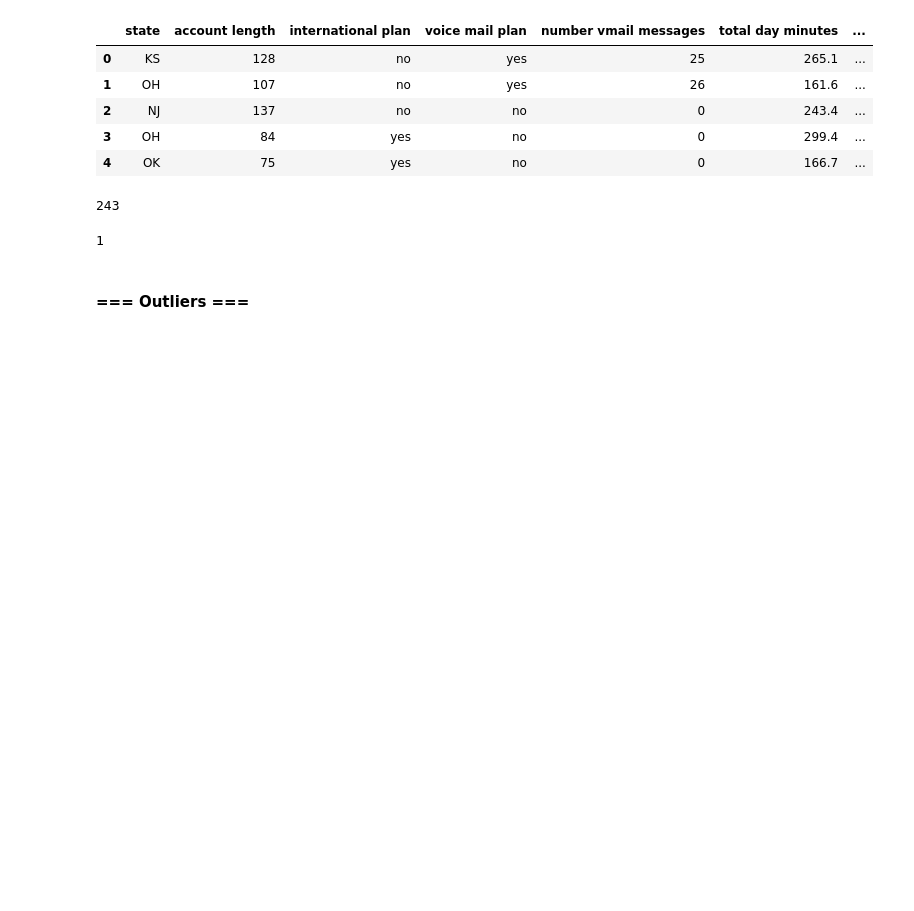
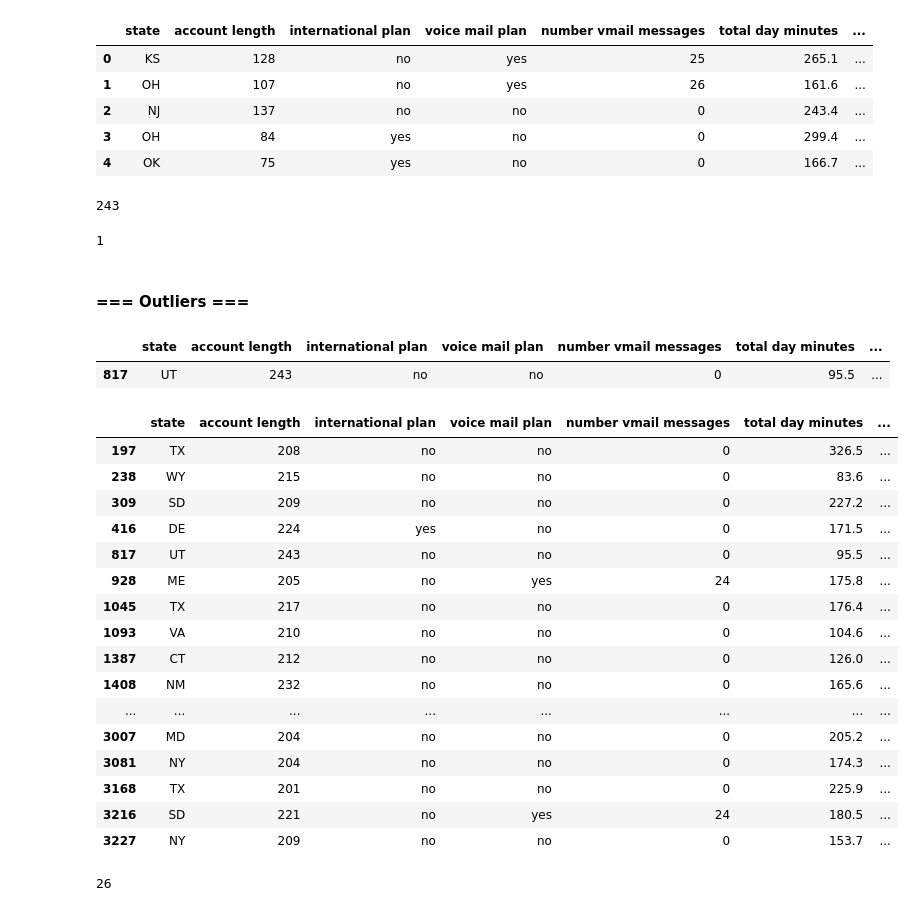
Before and after one commit to StewartStack/DAStudyBackups, a Jupyter notebook: DataStudies2/telchurn_DA.ipynb, the cells around one changed output. Saved outputs shown, nothing was run; the diff lists cells and outputs as text; code cells hidden in the pictures; blank space fills up the shorter version.

```diff
--- a/DataStudies2/telchurn_DA.ipynb
+++ b/DataStudies2/telchurn_DA.ipynb
@@ -151,3 +151,35 @@ telchurn['account length'].min()
 1
 # %% [markdown]
 #### === Outliers ===
+# %%
+# Find all records where the account length is equal to 243
+telchurn.loc[telchurn['account length'] == 243]
+# %% [output]
+|  | state | account length | international plan | voice mail plan | number vmail messages | total day minutes | ... |
+| 817 | UT | 243 | no | no | 0 | 95.5 | ... |
+# %%
+# Find all records where the account length is equal to 243
+telchurn.loc[telchurn['account length'] > 200]
+# %% [output]
+|  | state | account length | international plan | voice mail plan | number vmail messages | total day minutes | ... |
+| 197 | TX | 208 | no | no | 0 | 326.5 | ... |
+| 238 | WY | 215 | no | no | 0 | 83.6 | ... |
+| 309 | SD | 209 | no | no | 0 | 227.2 | ... |
+| 416 | DE | 224 | yes | no | 0 | 171.5 | ... |
+| 817 | UT | 243 | no | no | 0 | 95.5 | ... |
+| 928 | ME | 205 | no | yes | 24 | 175.8 | ... |
+| 1045 | TX | 217 | no | no | 0 | 176.4 | ... |
+| 1093 | VA | 210 | no | no | 0 | 104.6 | ... |
+| 1387 | CT | 212 | no | no | 0 | 126.0 | ... |
+| 1408 | NM | 232 | no | no | 0 | 165.6 | ... |
+| ... | ... | ... | ... | ... | ... | ... | ... |
+| 3007 | MD | 204 | no | no | 0 | 205.2 | ... |
+| 3081 | NY | 204 | no | no | 0 | 174.3 | ... |
+| 3168 | TX | 201 | no | no | 0 | 225.9 | ... |
+| 3216 | SD | 221 | no | yes | 24 | 180.5 | ... |
+| 3227 | NY | 209 | no | no | 0 | 153.7 | ... |
+# %%
+# Counts the total number of records where the account length is greater than 200
+telchurn.loc[telchurn['account length'] > 200]['account length'].count()
+# %% [output]
+26
```
